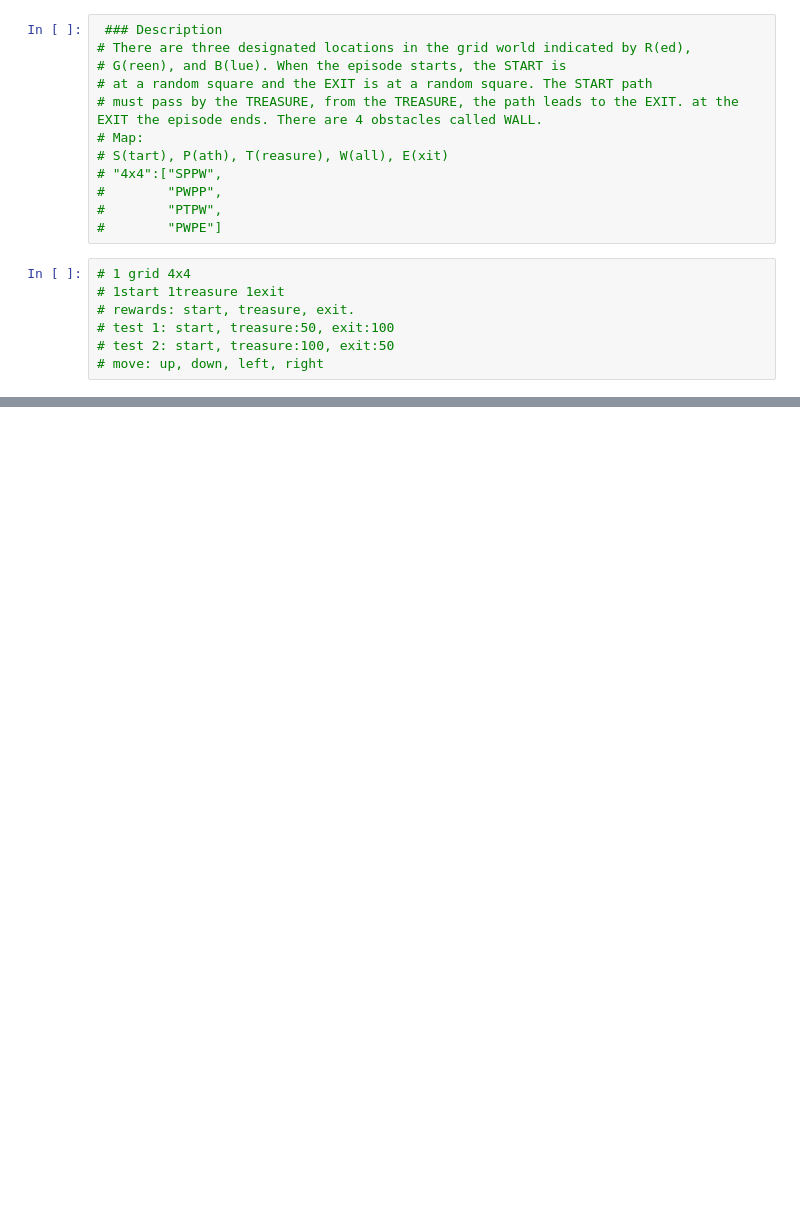
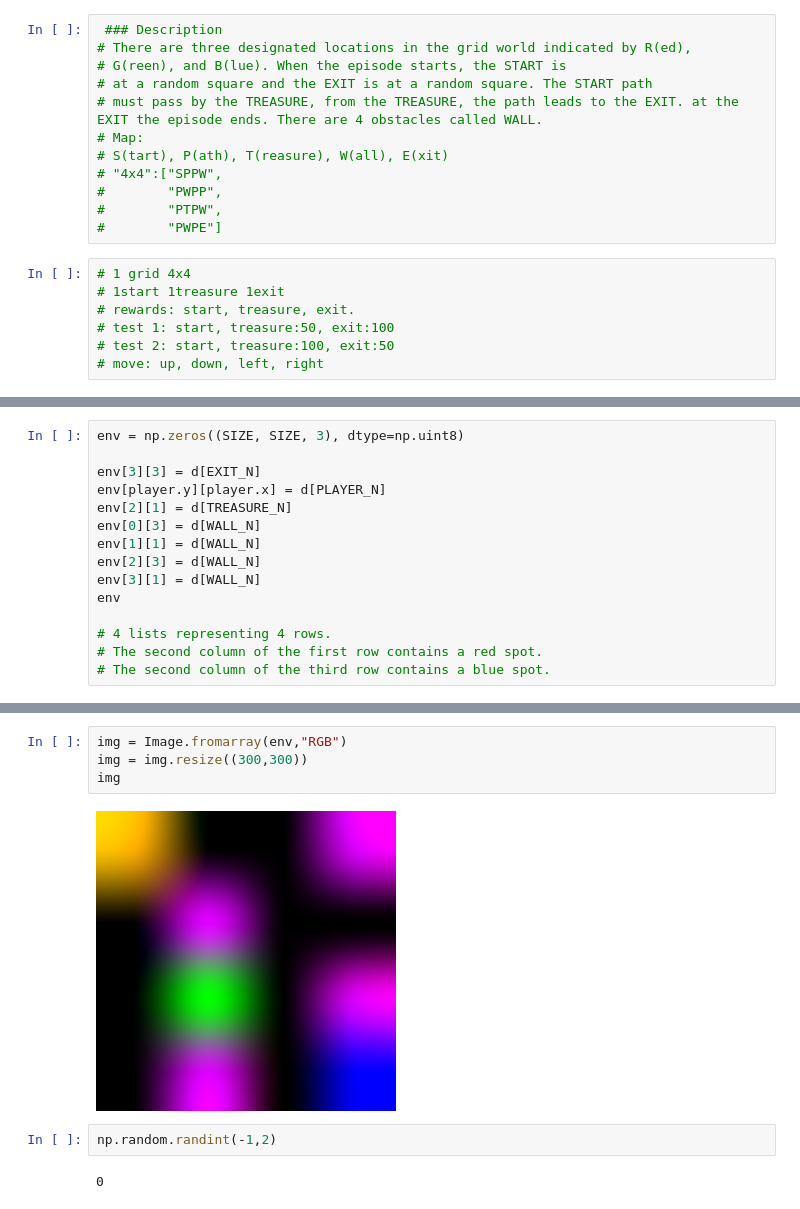
Before and after one commit to LauraMartel/reinforcement_learning, a Jupyter notebook: notebooks/RL_dungeon_maps_itw.ipynb, the cells around one changed output, grey strips where cells are left out. Saved outputs shown, nothing was run; the diff lists cells and outputs as text; blank space fills up the shorter version.

Commit message:
modified file dungeon_maps with walls, end point

```diff
--- a/notebooks/RL_dungeon_maps_itw.ipynb
+++ b/notebooks/RL_dungeon_maps_itw.ipynb
@@ -184,0 +279,15 @@ on # 24500, epsilon:0.0037214673263475844
+# %%
+env = np.zeros((SIZE, SIZE, 3), dtype=np.uint8)
+
+env[3][3] = d[EXIT_N]
+env[player.y][player.x] = d[PLAYER_N]
+env[2][1] = d[TREASURE_N]
+env[0][3] = d[WALL_N]
+env[1][1] = d[WALL_N]
+env[2][3] = d[WALL_N]
+env[3][1] = d[WALL_N]
+env
+
+# 4 lists representing 4 rows.
+# The second column of the first row contains a red spot.
+# The second column of the third row contains a blue spot.
@@ -184,0 +314,10 @@ on # 24500, epsilon:0.0037214673263475844
+# %%
+img = Image.fromarray(env,"RGB")
+img = img.resize((300,300))
+img
+# %% [output]
+[figure, added]
+# %%
+np.random.randint(-1,2)
+# %% [output]
+0
```
Also changed, not shown: parts of 9 cells of this notebook, 2 other files.
